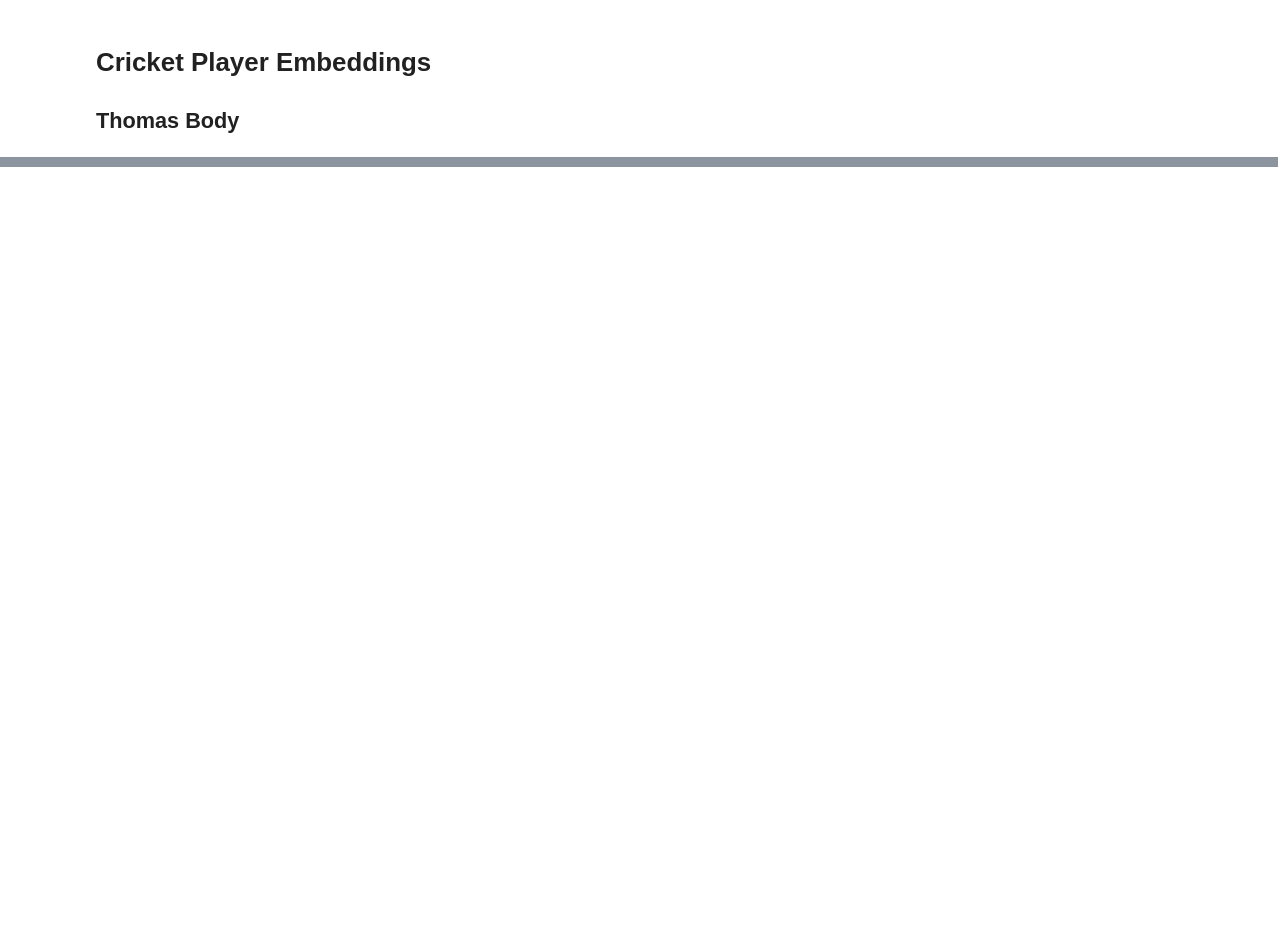
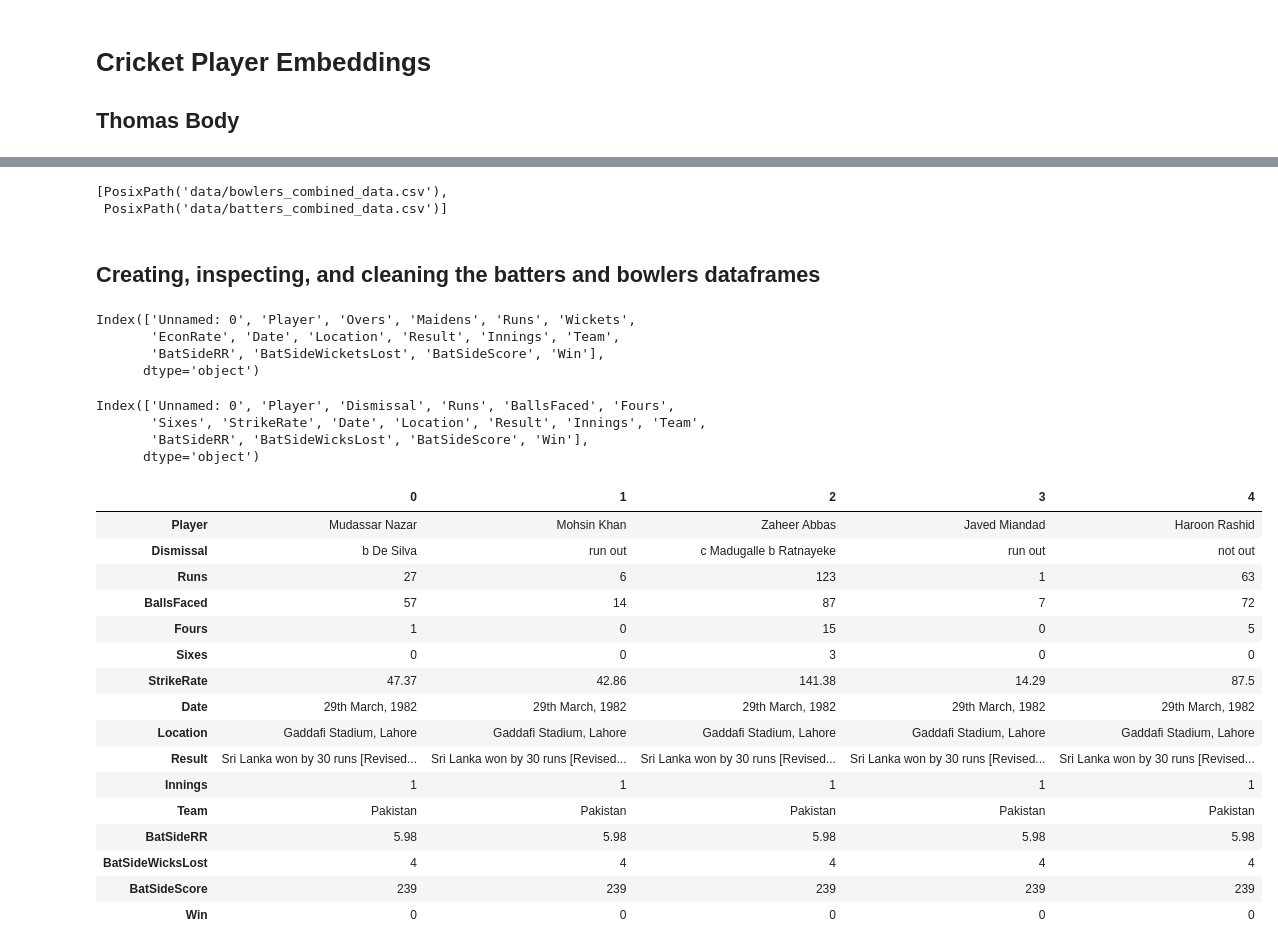
Before and after one commit to tombody/cricket-insights, a Jupyter notebook: Player embeddings.ipynb, the cells around one changed output, grey strips where cells are left out. Saved outputs shown, nothing was run; the diff lists cells and outputs as text; code cells hidden in the pictures; blank space fills up the shorter version.

```diff
--- a/Player embeddings.ipynb
+++ b/Player embeddings.ipynb
@@ -7,0 +14,31 @@ ModuleNotFoundError: No module named 'spacy'
+# %%
+# Path file to the data
+path = Path("data")
+files = list(path.iterdir())
+files
+# %% [output]
+[PosixPath('data/bowlers_combined_data.csv'),
+ PosixPath('data/batters_combined_data.csv')]
+# %% [markdown]
+## Creating, inspecting, and cleaning the batters and bowlers dataframes
+# %%
+# Creates the batters and bowlers dataframes from the csv files
+batters_df = pd.read_csv(files[1])
+bowlers_df = pd.read_csv(files[0])
+
+# Creating a list of both dataframes
+dfs = [batters_df, bowlers_df]
+# %%
+bowlers_df.columns
+# %% [output]
+Index(['Unnamed: 0', 'Player', 'Overs', 'Maidens', 'Runs', 'Wickets',
+       'EconRate', 'Date', 'Location', 'Result', 'Innings', 'Team',
+       'BatSideRR', 'BatSideWicketsLost', 'BatSideScore', 'Win'],
+      dtype='object')
+# %%
+batters_df.columns
+# %% [output]
+Index(['Unnamed: 0', 'Player', 'Dismissal', 'Runs', 'BallsFaced', 'Fours',
+       'Sixes', 'StrikeRate', 'Date', 'Location', 'Result', 'Innings', 'Team',
+       'BatSideRR', 'BatSideWicksLost', 'BatSideScore', 'Win'],
+      dtype='object')
@@ -7,0 +49,20 @@ ModuleNotFoundError: No module named 'spacy'
+# %%
+batters_df.head().T
+# %% [output]
+|  | 0 | 1 | 2 | 3 | 4 |
+| Player | Mudassar Nazar | Mohsin Khan | Zaheer Abbas | Javed Miandad | Haroon Rashid |
+| Dismissal | b De Silva | run out | c Madugalle b Ratnayeke | run out | not out |
+| Runs | 27 | 6 | 123 | 1 | 63 |
+| BallsFaced | 57 | 14 | 87 | 7 | 72 |
+| Fours | 1 | 0 | 15 | 0 | 5 |
+| Sixes | 0 | 0 | 3 | 0 | 0 |
+| StrikeRate | 47.37 | 42.86 | 141.38 | 14.29 | 87.5 |
+| Date | 29th March, 1982 | 29th March, 1982 | 29th March, 1982 | 29th March, 1982 | 29th March, 1982 |
+| Location | Gaddafi Stadium, Lahore | Gaddafi Stadium, Lahore | Gaddafi Stadium, Lahore | Gaddafi Stadium, Lahore | Gaddafi Stadium, Lahore |
+| Result | Sri Lanka won by 30 runs [Revised... | Sri Lanka won by 30 runs [Revised... | Sri Lanka won by 30 runs [Revised... | Sri Lanka won by 30 runs [Revised... | Sri Lanka won by 30 runs [Revised... |
+| Innings | 1 | 1 | 1 | 1 | 1 |
+| Team | Pakistan | Pakistan | Pakistan | Pakistan | Pakistan |
+| BatSideRR | 5.98 | 5.98 | 5.98 | 5.98 | 5.98 |
+| BatSideWicksLost | 4 | 4 | 4 | 4 | 4 |
+| BatSideScore | 239 | 239 | 239 | 239 | 239 |
+| Win | 0 | 0 | 0 | 0 | 0 |
```
Also changed, not shown: parts of 39 cells of this notebook.
